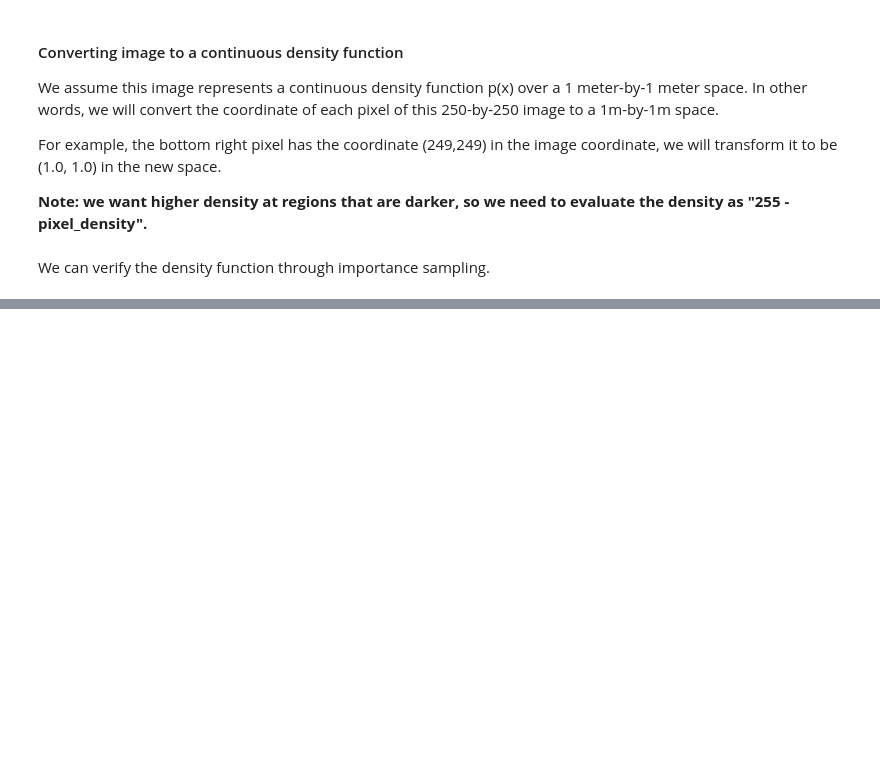
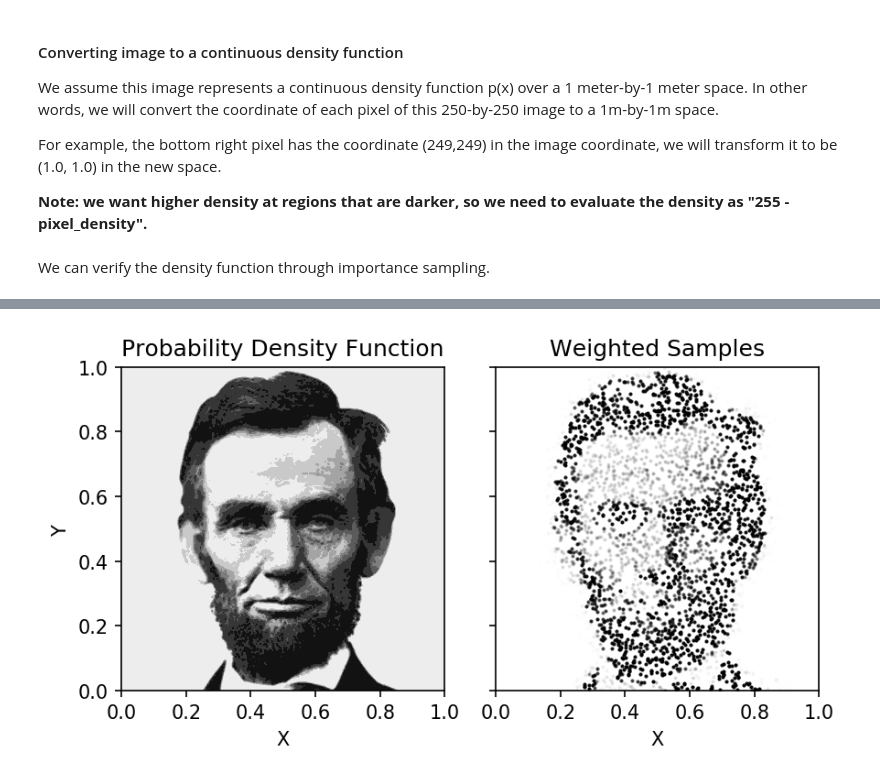
Before and after one commit to MurpheyLab/ME455_public, a Jupyter notebook: helper_code/sampling_preliminaries.ipynb, the cells around one changed output, grey strips where cells are left out. Drawn from its saved outputs; the diff is of its cells as text; code cells hidden in the pictures; blank space fills up the shorter version.

```diff
--- a/helper_code/sampling_preliminaries.ipynb
+++ b/helper_code/sampling_preliminaries.ipynb
@@ -100,0 +101,37 @@ plt.close()
+# %%
+xlist = np.linspace(0.0, 1.0, image_array.shape[0])
+dx = xlist[1] - xlist[0]
+ylist = np.linspace(0.0, 1.0, image_array.shape[1])
+dy = ylist[1] - ylist[0]
+grids_x, grids_y = np.meshgrid(xlist, ylist)
+grids = np.array([grids_x.ravel(), grids_y.ravel()]).T
+grids_vals = np.zeros(grids.shape[0])
+for i, g in enumerate(grids):
+    grids_vals[i] = image_density(g)
+# %%
+fig, axes = plt.subplots(1, 2, tight_layout=True, dpi=150, sharey=True)
+
+ax = axes[1]
+ax.set_title('Weighted Samples')
+ax.set_aspect('equal')
+ax.set_xlim(0.0, 1.0)
+ax.set_ylim(0.0, 1.0)
+# ax.plot(samples[:,0], samples[:,1], linestyle='', marker='o', markersize=1, color='k', alpha=1.0)
+for sample, weight in zip(samples, sample_weights):
+    ax.plot(sample[0], sample[1], linestyle='', marker='o', markersize=1, color='k', alpha=weight)
+ax.set_xlabel('X')
+
+ax = axes[0]
+ax.set_title('Probability Density Function')
+ax.set_aspect('equal')
+ax.set_xlim(0.0, 1.0)
+ax.set_ylim(0.0, 1.0)
+ax.contourf(grids_x, grids_y, grids_vals.reshape(grids_x.shape), cmap='gray_r')
+ax.set_xlabel('X')
+ax.set_ylabel('Y')
+
+plt.savefig('lincoln_importance_sampling_example.png')
+plt.show()
+plt.close()
+# %% [output]
+[figure, added]
```
Also changed, not shown: parts of 1 cell of this notebook, 2 other files.
